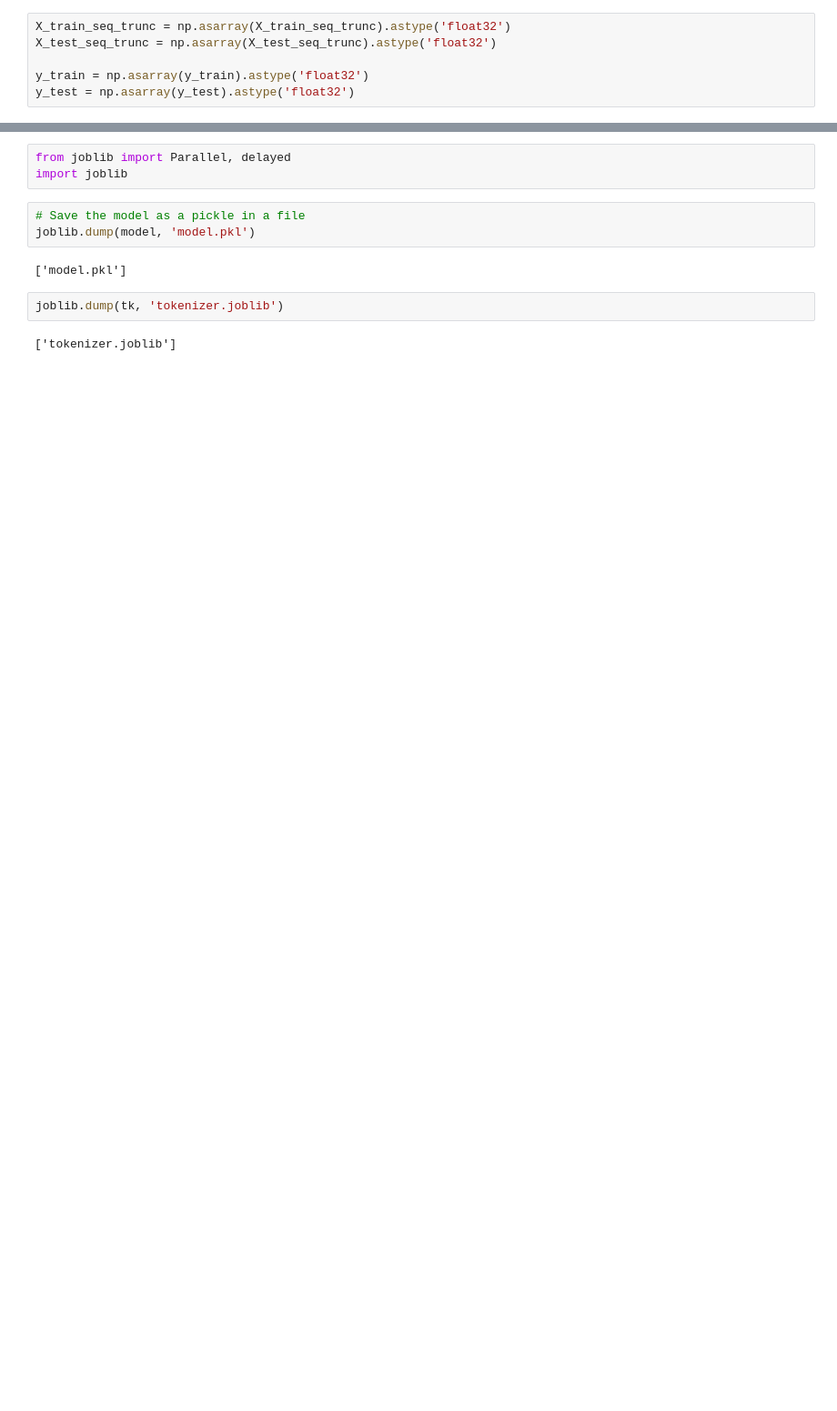
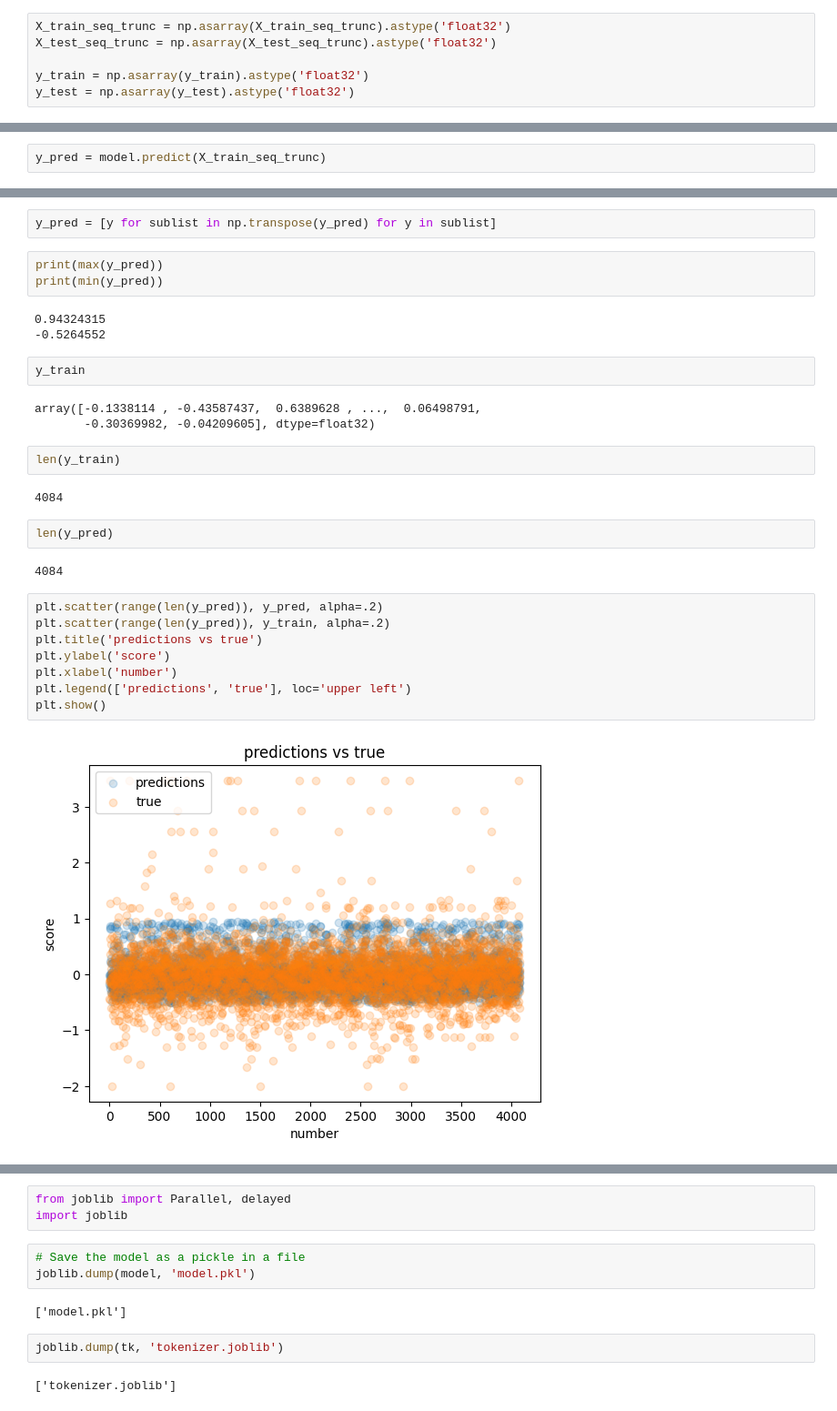
Before and after one commit to NGala540/NewsInfluencePrediction, a Jupyter notebook: Exploratory analysis and model.ipynb, the cells around one changed output, grey strips where cells are left out. Shown: that part at 91% size. Saved outputs shown, nothing was run; the diff lists cells and outputs as text; blank space fills up the shorter version.

```diff
--- a/Exploratory analysis and model.ipynb
+++ b/Exploratory analysis and model.ipynb
@@ -591,0 +610,2 @@ Epoch 15/15
+# %%
+y_pred = model.predict(X_train_seq_trunc)
@@ -591,0 +614,31 @@ Epoch 15/15
+# %%
+y_pred = [y for sublist in np.transpose(y_pred) for y in sublist]
+# %%
+print(max(y_pred))
+print(min(y_pred))
+# %% [output]
+0.94324315
+-0.5264552
+# %%
+y_train
+# %% [output]
+array([-0.1338114 , -0.43587437,  0.6389628 , ...,  0.06498791,
+       -0.30369982, -0.04209605], dtype=float32)
+# %%
+len(y_train)
+# %% [output]
+4084
+# %%
+len(y_pred)
+# %% [output]
+4084
+# %%
+plt.scatter(range(len(y_pred)), y_pred, alpha=.2)
+plt.scatter(range(len(y_pred)), y_train, alpha=.2)
+plt.title('predictions vs true')
+plt.ylabel('score')
+plt.xlabel('number')
+plt.legend(['predictions', 'true'], loc='upper left')
+plt.show()
+# %% [output]
+[figure, added]
```
Also changed, not shown: parts of 21 cells of this notebook, 5 other files.
